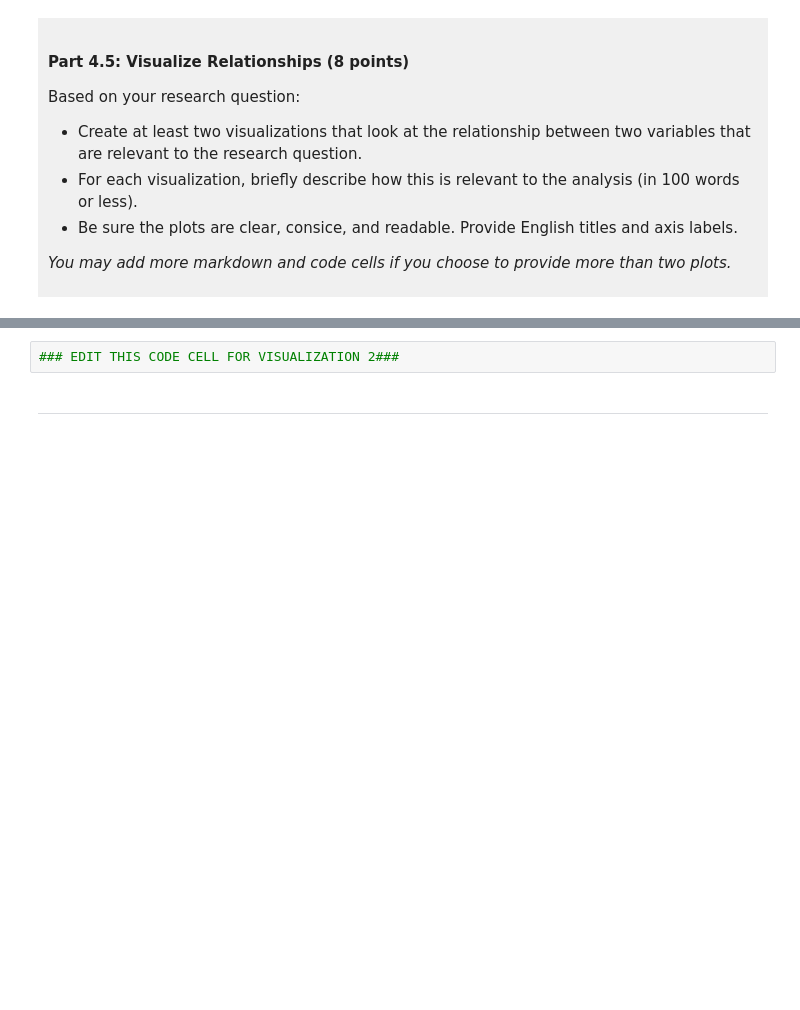
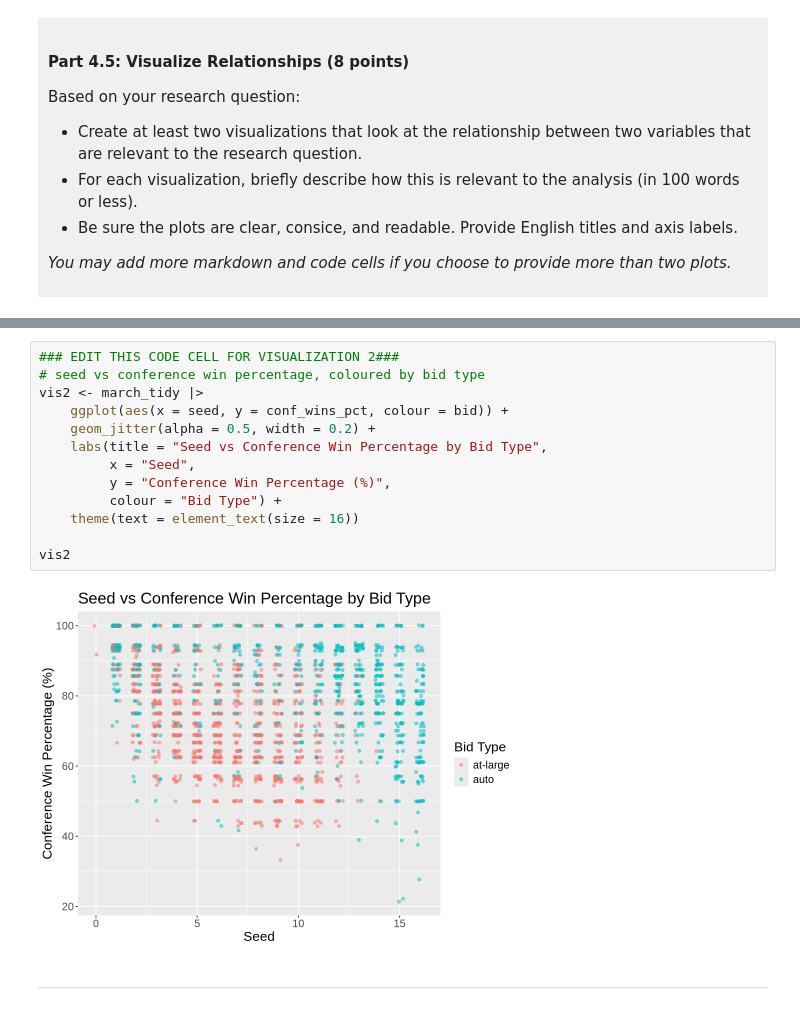
Before and after one commit to slapsysmum/dsci-100-project-pengbo-li, a Jupyter notebook: dsci-100-project-notebook.ipynb, the cells around one changed output, grey strips where cells are left out. Saved outputs shown, nothing was run; the diff lists cells and outputs as text; blank space fills up the shorter version.

```diff
--- a/dsci-100-project-notebook.ipynb
+++ b/dsci-100-project-notebook.ipynb
@@ -336,5 +409,18 @@ Visualization 2: %%% EDIT THIS MARKDOWN CELL%%%
 # %%
 ### EDIT THIS CODE CELL FOR VISUALIZATION 2###
+# seed vs conference win percentage, coloured by bid type
+vis2 <- march_tidy |>
+    ggplot(aes(x = seed, y = conf_wins_pct, colour = bid)) +
+    geom_jitter(alpha = 0.5, width = 0.2) +
+    labs(title = "Seed vs Conference Win Percentage by Bid Type",
+         x = "Seed",
+         y = "Conference Win Percentage (%)",
+         colour = "Bid Type") +
+    theme(text = element_text(size = 16))
+
+vis2
+# %% [output]
+[figure, added]
 # %% [markdown]
 ------
 # %% [markdown]
```
Also changed, not shown: parts of 9 cells of this notebook.
